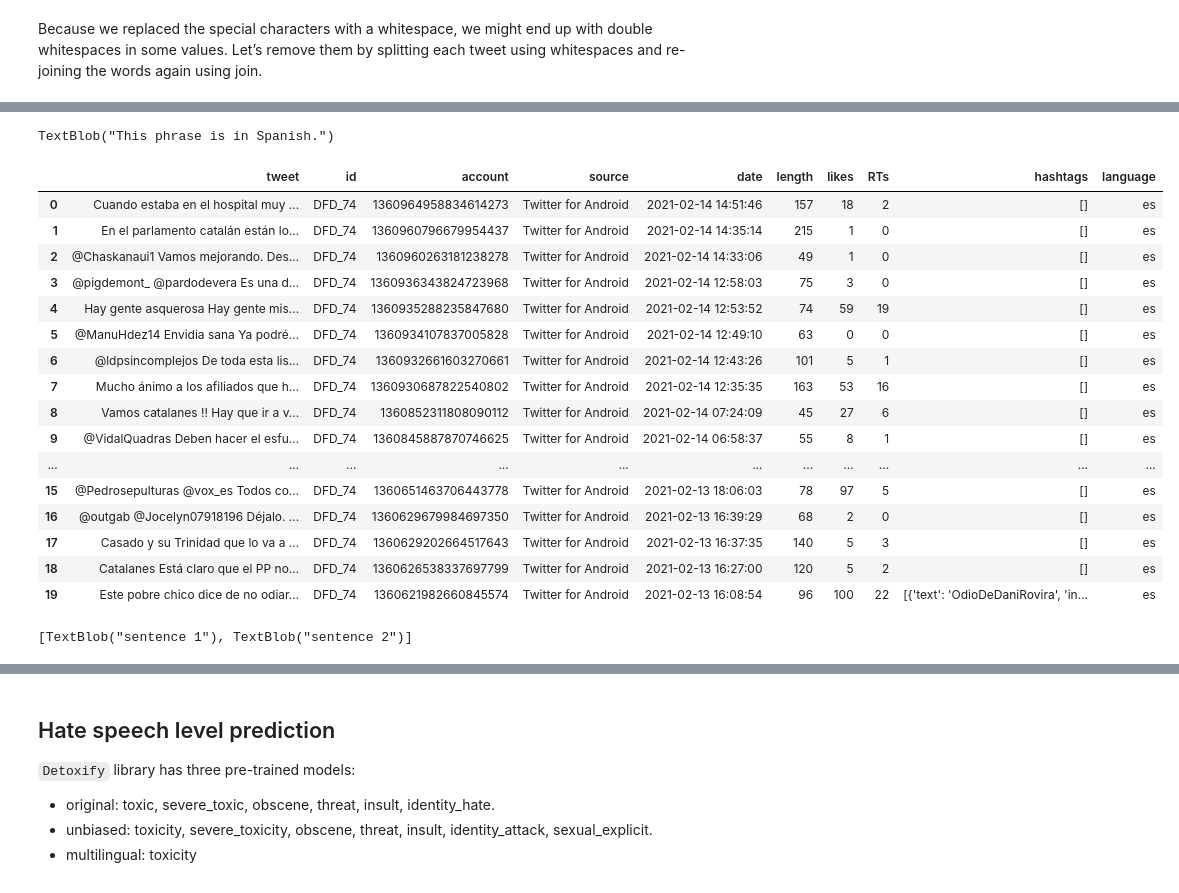
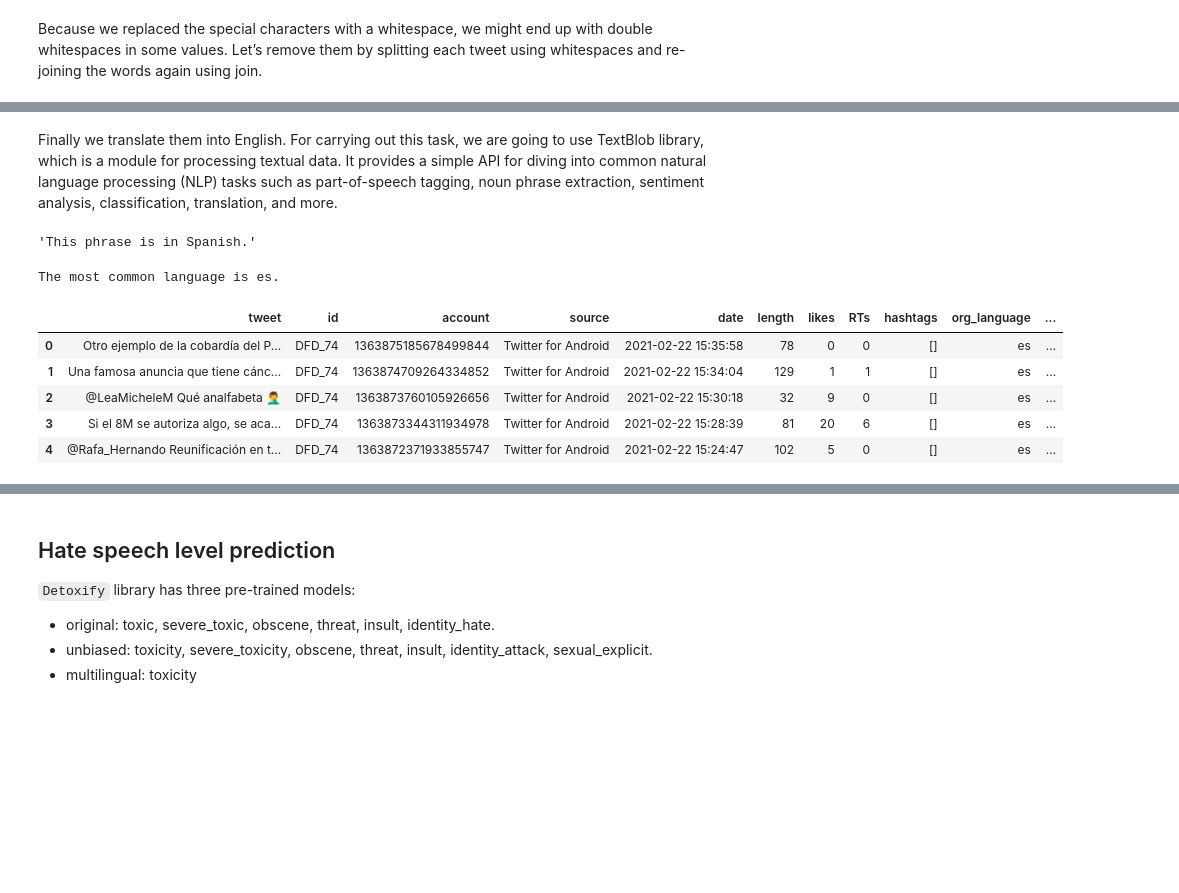
Before and after one commit to gmachinromero/project_robotodio, a Jupyter notebook: 02-twitter-extractor.ipynb, the cells around one changed output, grey strips where cells are left out. Cells and saved outputs as stored; diff of their text form; code cells hidden in the pictures; blank space fills up the shorter version.

Commit message:
Update 02-twitter-extractor.ipynb
New features added:

- Tweet translator
- More types of toxicity detection

```diff
--- a/02-twitter-extractor.ipynb
+++ b/02-twitter-extractor.ipynb
@@ -190,40 +188,47 @@ Finally we translate them into English.
+# %% [markdown]
+Finally we translate them into English. For carrying out this task, we are going to use TextBlob library, which is a module for processing textual data. It provides a simple API for diving into common natural language processing (NLP) tasks such as part-of-speech tagging, noun phrase extraction, sentiment analysis, classification, translation, and more.
 # %%
-texto = "Esta frase está en español."
-traducido = TextBlob(texto).translate(to="en")
-traducido
+# Translation example
+text = "Esta frase está en español."
+translated_text = TextBlob(texto).translate(to="en").string
+translated_text
 # %% [output]
-TextBlob("This phrase is in Spanish.")
+'This phrase is in Spanish.'
-# %%
-df['language'] = df['tweet'].apply(lambda tweet: TextBlob(tweet).detect_language())
+# %%
+# Main language detection
+# ------------------------------------------------------------------------------
+# Detect the language of each tweet
+df['org_language'] = df['tweet'].apply(
+    lambda tweet: TextBlob(tweet).detect_language())
+
+# Summary of the different languages
+freq_languages = df[['id', 'org_language']].groupby(["org_language"])\
+                                           .count()\
+                                           .sort_values(["org_language"])\
+                                           .reset_index()
+
+# Most common language
+main_language = freq_languages.values[0][0]
+print(f"The most common language is {main_language}.")
+# %% [output]
+The most common language is es.
+# %%
+# Translation
+# ------------------------------------------------------------------------------
+# Instance a np.array variable that contains all tweets
+tweets = np.array(df['tweet'])
+
+# We apply the TextBlob translation to each tweet of previous np.array
+tweets_en = list(map(lambda tweet: TextBlob(tweet).translate(from_lang=main_language, to='en').string, tweets))
+
+# Create another pandas column with the transalation values
+df['tweet_en'] = tweets_en
 # %%
-df
+df.head()
 # %% [output]
-|  | tweet | id | account | source | date | length | likes | RTs | hashtags | language |
-| 0 | Cuando estaba en el hospital muy ... | DFD_74 | 1360964958834614273 | Twitter for Android | 2021-02-14 14:51:46 | 157 | 18 | 2 | [] | es |
-| 1 | En el parlamento catalán están lo... | DFD_74 | 1360960796679954437 | Twitter for Android | 2021-02-14 14:35:14 | 215 | 1 | 0 | [] | es |
-| 2 | @Chaskanaui1 Vamos mejorando. Des... | DFD_74 | 1360960263181238278 | Twitter for Android | 2021-02-14 14:33:06 | 49 | 1 | 0 | [] | es |
-| 3 | @pigdemont_ @pardodevera Es una d... | DFD_74 | 1360936343824723968 | Twitter for Android | 2021-02-14 12:58:03 | 75 | 3 | 0 | [] | es |
-| 4 | Hay gente asquerosa Hay gente mis... | DFD_74 | 1360935288235847680 | Twitter for Android | 2021-02-14 12:53:52 | 74 | 59 | 19 | [] | es |
-| 5 | @ManuHdez14 Envidia sana Ya podré... | DFD_74 | 1360934107837005828 | Twitter for Android | 2021-02-14 12:49:10 | 63 | 0 | 0 | [] | es |
-| 6 | @ldpsincomplejos De toda esta lis... | DFD_74 | 1360932661603270661 | Twitter for Android | 2021-02-14 12:43:26 | 101 | 5 | 1 | [] | es |
-| 7 | Mucho ánimo a los afiliados que h... | DFD_74 | 1360930687822540802 | Twitter for Android | 2021-02-14 12:35:35 | 163 | 53 | 16 | [] | es |
-| 8 | Vamos catalanes !! Hay que ir a v... | DFD_74 | 1360852311808090112 | Twitter for Android | 2021-02-14 07:24:09 | 45 | 27 | 6 | [] | es |
-| 9 | @VidalQuadras Deben hacer el esfu... | DFD_74 | 1360845887870746625 | Twitter for Android | 2021-02-14 06:58:37 | 55 | 8 | 1 | [] | es |
-| ... | ... | ... | ... | ... | ... | ... | ... | ... | ... | ... |
-| 15 | @Pedrosepulturas @vox_es Todos co... | DFD_74 | 1360651463706443778 | Twitter for Android | 2021-02-13 18:06:03 | 78 | 97 | 5 | [] | es |
-| 16 | @outgab @Jocelyn07918196 Déjalo. ... | DFD_74 | 1360629679984697350 | Twitter for Android | 2021-02-13 16:39:29 | 68 | 2 | 0 | [] | es |
-| 17 | Casado y su Trinidad que lo va a ... | DFD_74 | 1360629202664517643 | Twitter for Android | 2021-02-13 16:37:35 | 140 | 5 | 3 | [] | es |
-| 18 | Catalanes Está claro que el PP no... | DFD_74 | 1360626538337697799 | Twitter for Android | 2021-02-13 16:27:00 | 120 | 5 | 2 | [] | es |
-| 19 | Este pobre chico dice de no odiar... | DFD_74 | 1360621982660845574 | Twitter for Android | 2021-02-13 16:08:54 | 96 | 100 | 22 | [{'text': 'OdioDeDaniRovira', 'in... | es |
+|  | tweet | id | account | source | date | length | likes | RTs | hashtags | org_language | ... |
+| 0 | Otro ejemplo de la cobardía del P... | DFD_74 | 1363875185678499844 | Twitter for Android | 2021-02-22 15:35:58 | 78 | 0 | 0 | [] | es | ... |
+| 1 | Una famosa anuncia que tiene cánc... | DFD_74 | 1363874709264334852 | Twitter for Android | 2021-02-22 15:34:04 | 129 | 1 | 1 | [] | es | ... |
+| 2 | @LeaMicheleM Qué analfabeta 🤦‍♂️ | DFD_74 | 1363873760105926656 | Twitter for Android | 2021-02-22 15:30:18 | 32 | 9 | 0 | [] | es | ... |
+| 3 | Si el 8M se autoriza algo, se aca... | DFD_74 | 1363873344311934978 | Twitter for Android | 2021-02-22 15:28:39 | 81 | 20 | 6 | [] | es | ... |
+| 4 | @Rafa_Hernando Reunificación en t... | DFD_74 | 1363872371933855747 | Twitter for Android | 2021-02-22 15:24:47 | 102 | 5 | 0 | [] | es | ... |
-# %%
-prueba = ['frase 1', 'frase 2']
-
-prueba_en = []
-
-for i in prueba:
-    i_en = TextBlob(i).translate(from_lang='es', to='en')
-    prueba_en.append(i_en)
-
-prueba_en
-# %% [output]
-[TextBlob("sentence 1"), TextBlob("sentence 2")]
```
Also changed, not shown: parts of 13 cells of this notebook.
